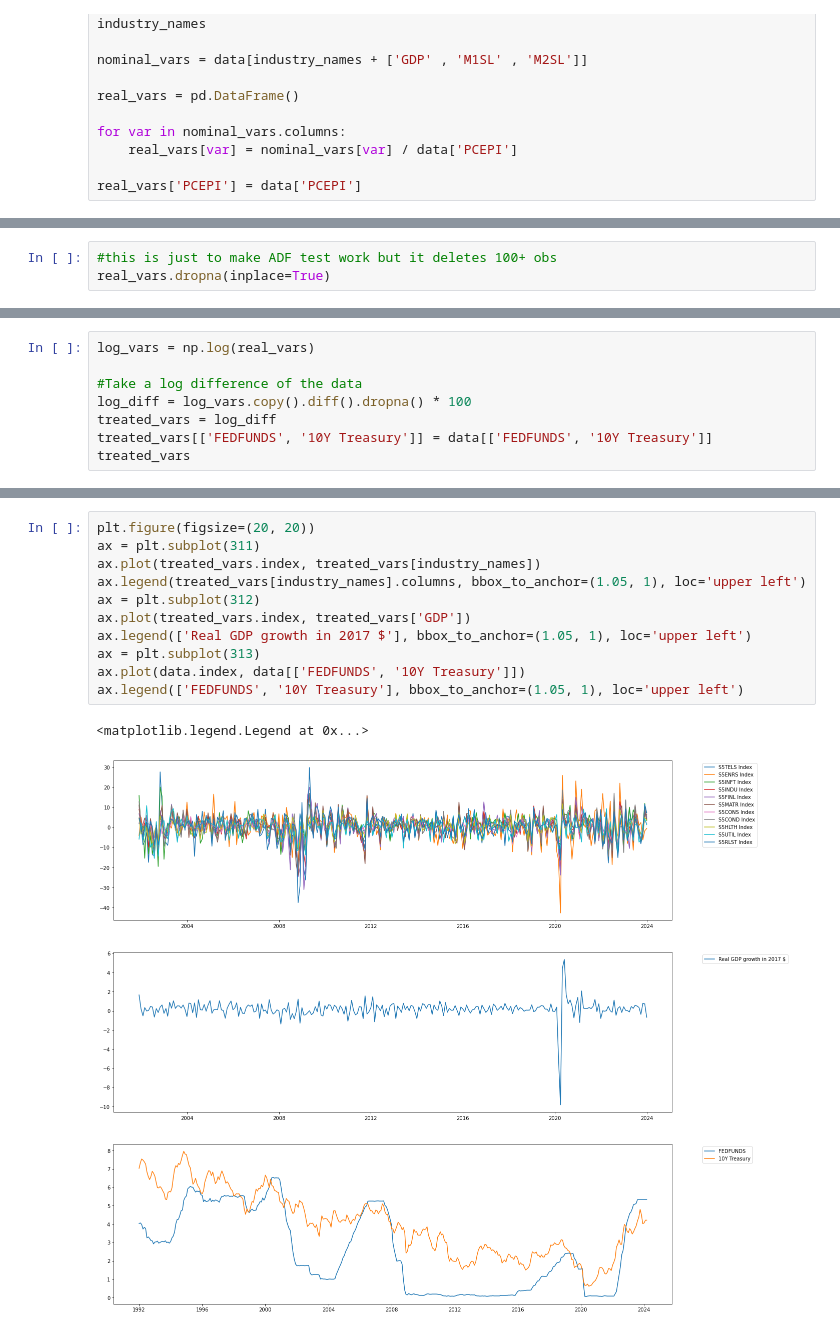
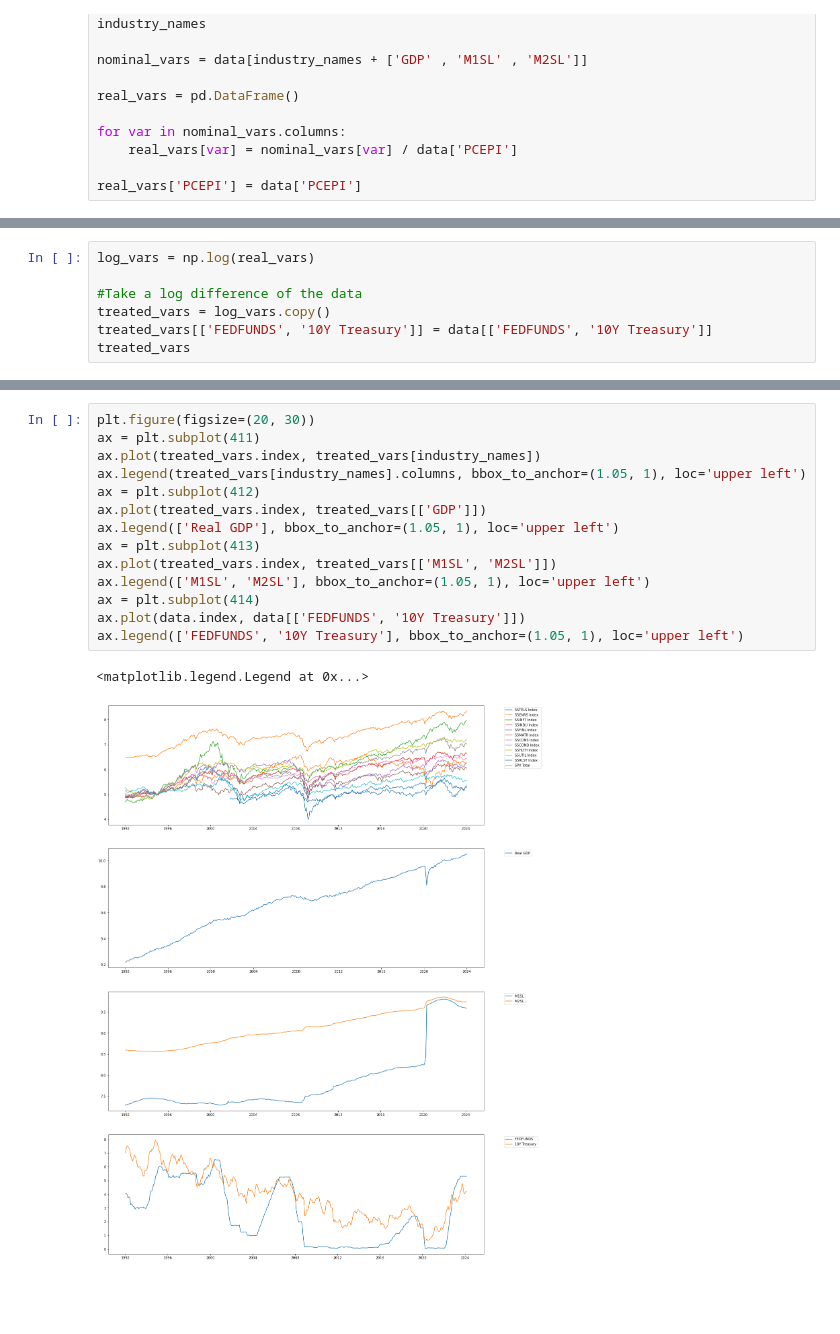
Before and after one commit to GianiRanzetti/BayesianVAR-Monetary-Policy-Effect-On-Asset-Prices, a Jupyter notebook: Assignment 2.ipynb, the cells around one changed output, grey strips where cells are left out. Saved outputs shown, nothing was run; the diff lists cells and outputs as text; blank space fills up the shorter version.

Commit message:
Robust SE ADF test

```diff
--- a/Assignment 2.ipynb
+++ b/Assignment 2.ipynb
@@ -75,3 +80,0 @@ ax.legend(['FEDFUNDS', '10Y Treasury'], bbox_to_anchor=(1.05, 1), loc='upper lef
-# %%
-#this is just to make ADF test work but it deletes 100+ obs
-real_vars.dropna(inplace=True)
@@ -126,8 +283,7 @@ p-value: 0.20208346962845525
 log_vars = np.log(real_vars)
 
 #Take a log difference of the data
-log_diff = log_vars.copy().diff().dropna() * 100
-treated_vars = log_diff
+treated_vars = log_vars.copy()
 treated_vars[['FEDFUNDS', '10Y Treasury']] = data[['FEDFUNDS', '10Y Treasury']]
 treated_vars
 # %% [output]
@@ -148,16 +304,19 @@ treated_vars
 # %%
-plt.figure(figsize=(20, 20))
-ax = plt.subplot(311)
+plt.figure(figsize=(20, 30))
+ax = plt.subplot(411)
 ax.plot(treated_vars.index, treated_vars[industry_names])
 ax.legend(treated_vars[industry_names].columns, bbox_to_anchor=(1.05, 1), loc='upper left')
-ax = plt.subplot(312)
-ax.plot(treated_vars.index, treated_vars['GDP'])
-ax.legend(['Real GDP growth in 2017 $'], bbox_to_anchor=(1.05, 1), loc='upper left')
-ax = plt.subplot(313)
+ax = plt.subplot(412)
+ax.plot(treated_vars.index, treated_vars[['GDP']])
+ax.legend(['Real GDP'], bbox_to_anchor=(1.05, 1), loc='upper left')
+ax = plt.subplot(413)
+ax.plot(treated_vars.index, treated_vars[['M1SL', 'M2SL']])
+ax.legend(['M1SL', 'M2SL'], bbox_to_anchor=(1.05, 1), loc='upper left')
+ax = plt.subplot(414)
 ax.plot(data.index, data[['FEDFUNDS', '10Y Treasury']])
 ax.legend(['FEDFUNDS', '10Y Treasury'], bbox_to_anchor=(1.05, 1), loc='upper left')
 # %% [output]
 <matplotlib.legend.Legend at 0x...>
-[figure, old version]
+[figure, new version]
 # %%
 for industry in industry_names:
```
Also changed, not shown: parts of 12 cells of this notebook, 1 other file.
